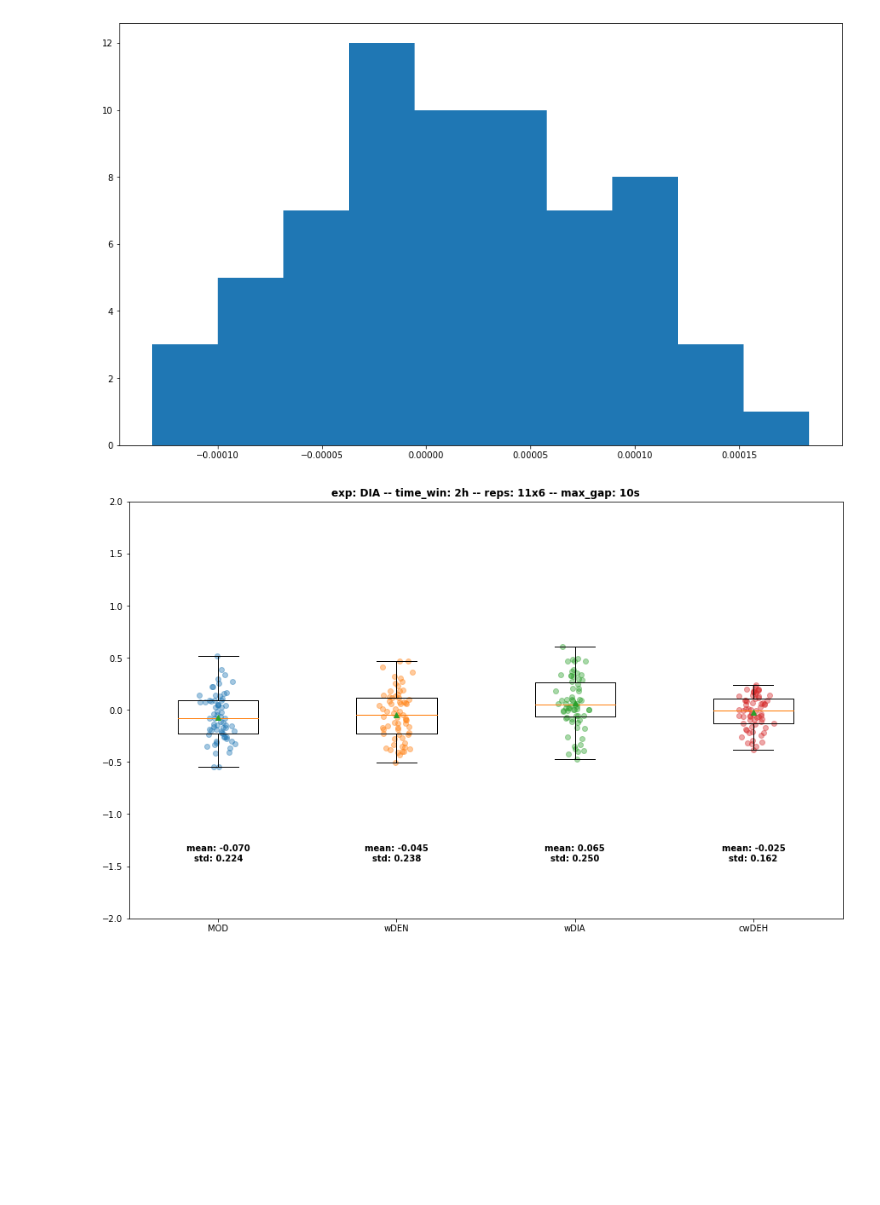
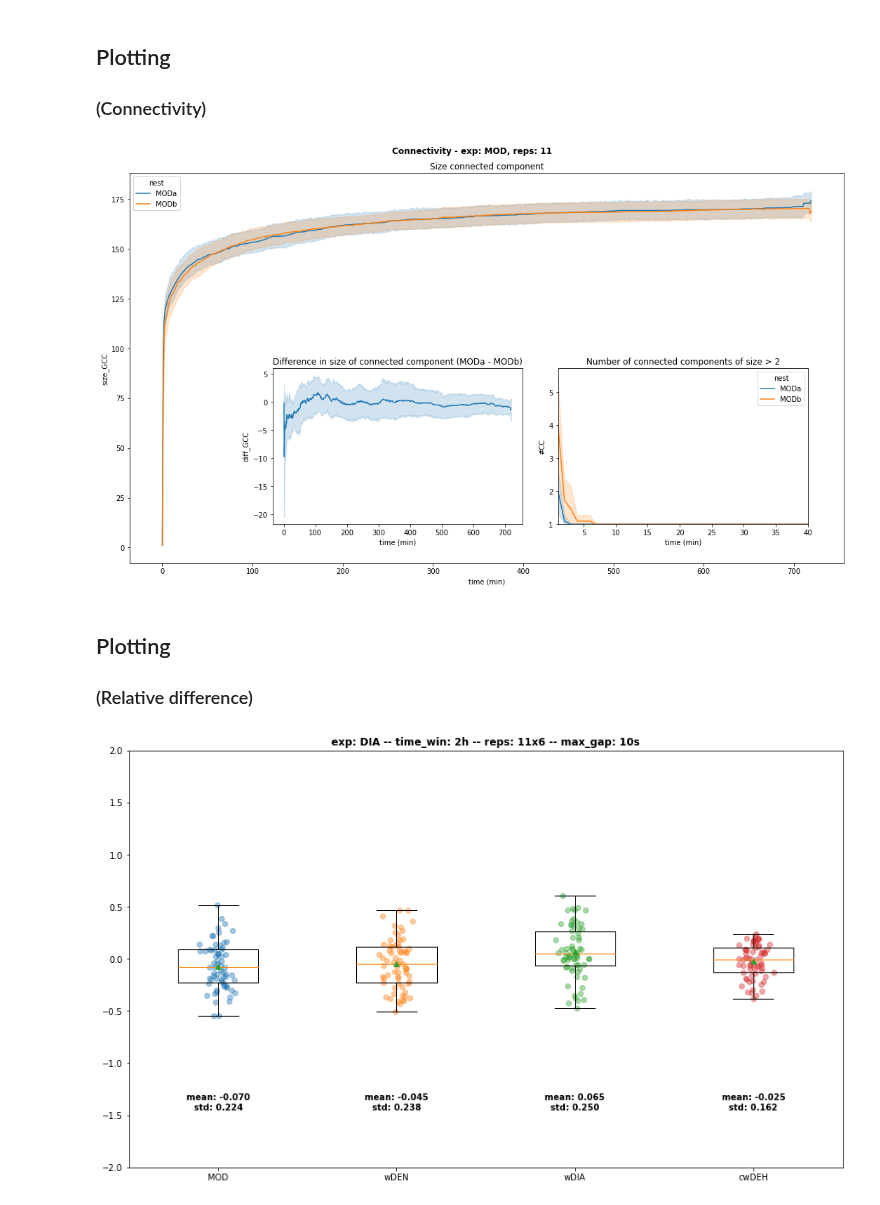
Before and after one commit to EnricoGavagnin/nest_topology_analysis, a Jupyter notebook: NTM_df_prop_processing.ipynb, the cells around one changed output. Cells and saved outputs as stored; diff of their text form; code cells hidden in the pictures; blank space fills up the shorter version.

```diff
--- a/NTM_df_prop_processing.ipynb
+++ b/NTM_df_prop_processing.ipynb
@@ -183,7 +164,76 @@ plt.show()
-# %%
-axs[1, idx_p] = plt.hist(df_ab['A-B'])
-# %% [output]
-[figure, removed]
+# %% [markdown]
+## Plotting
+### (Connectivity)
+# %%
+# Reading dataframe of connectivity
+Gcc_df = pd.read_pickle('data/Gcc_NEST.pkl')
+
+#Filter for the experiement of interest
+Gcc_df = Gcc_df[Gcc_df.rep != 20]
+Gcc_df = Gcc_df[[e[0:3] == exp for e in Gcc_df.exp]]
+Gcc_df.sort_values(['rep','exp'])
+connect_df = pd.DataFrame(columns=['rep', 'nest', 'time (min)', 'size_GCC', '#CC'])
+
+# treshold minimal partition size
+tresh_part = 2
+
+# Reformatting dataframe
+for row in range(len(Gcc_df)):
+    df_aux = pd.DataFrame({'rep': [Gcc_df.rep.iloc[row]] * len(Gcc_df.Gcc.iloc[row][0]),
+                          'nest': [Gcc_df.exp.iloc[row]] * len(Gcc_df.Gcc.iloc[row][0]),
+                          'time (min)': Gcc_df.Gcc.iloc[row][1],
+                          'size_GCC': [len(cc[0]) for cc in Gcc_df.Gcc.iloc[row][0]],
+                          '#CC': [sum([len(p) > tresh_part for p in cc]) for cc in Gcc_df.Gcc.iloc[row][0]]})
+    connect_df = pd.concat([connect_df, df_aux], ignore_index=True)
+
+# Plotting
+fig, axs = plt.subplots(1, 1)
+title = 'Connectivity - exp: ' + exp + ', reps: ' + str(int(len(Gcc_df)/2))
+supt = plt.suptitle(title, fontweight="bold")
+# Plot 1 (size GCC)
+sns.lineplot(data=connect_df, x="time (min)", y="size_GCC", hue="nest", ax=axs)
+axs.set_title('Size connected component')
+plt.tight_layout()
+axs_i_r = axs.inset_axes([0.6,0.1,0.35,0.4])
+
+# Plot 1 (number CC)
+sns.lineplot(data=connect_df, x="time (min)", y="#CC", hue="nest", ax=axs_i_r)
+axs_i_r.set_title('Number of connected components of size > ' + str(tresh_part))
+axs_i_r.set_xlim([1,40])
+axs_i_r.set_ylim(bottom=1)
+plt.tight_layout()
+
+# ====================================
+# Difference in size of GCC
+diff_connect_df = pd.DataFrame(columns=['rep', 'time (min)', 'diff_GCC'])
+
+def diff_list_GCC(A, B):
+    A_len = [len(a) for a in A]
+    B_len = [len(b) for b in B]
+    return [A_len[i] - B_len[i] for i in range(min(len(A), len(B)))]
+
+# Reformatting dataframe
+for row in range(0, len(Gcc_df) -1, 2):
+    diff_GCC = diff_list_GCC(Gcc_df.Gcc.iloc[row][0], Gcc_df.Gcc.iloc[row + 1][0])
+    df_aux = pd.DataFrame({'rep': [Gcc_df.rep.iloc[row]] * len(diff_GCC),
+                          'time (min)': range(len(diff_GCC)),
+                          'diff_GCC': diff_GCC})
+    diff_connect_df = pd.concat([diff_connect_df, df_aux], ignore_index=True)
+
+# Plotting
+# Plot 3 (diff size GCC)
+axs_i_l = axs.inset_axes([0.2,0.1,0.35,0.4])
+sns.lineplot(data=diff_connect_df, x="time (min)", y="diff_GCC", ax=axs_i_l)
+axs_i_l.set_title('Difference in size of connected component (' + Gcc_df.exp.iloc[0] + ' - ' + Gcc_df.exp.iloc[1] + ')')
+plt.tight_layout()
+
+#Savefig
+plt.savefig('plots/' + title + '.png', facecolor='white', transparent=False)
+# %% [output]
+[figure, added]
+# %% [markdown]
+## Plotting
+### (Relative difference)
 # %%
 #===== RELATIVE DIFFERENCE =====
 
```
Also changed, not shown: parts of 11 cells of this notebook, 13 other files.
